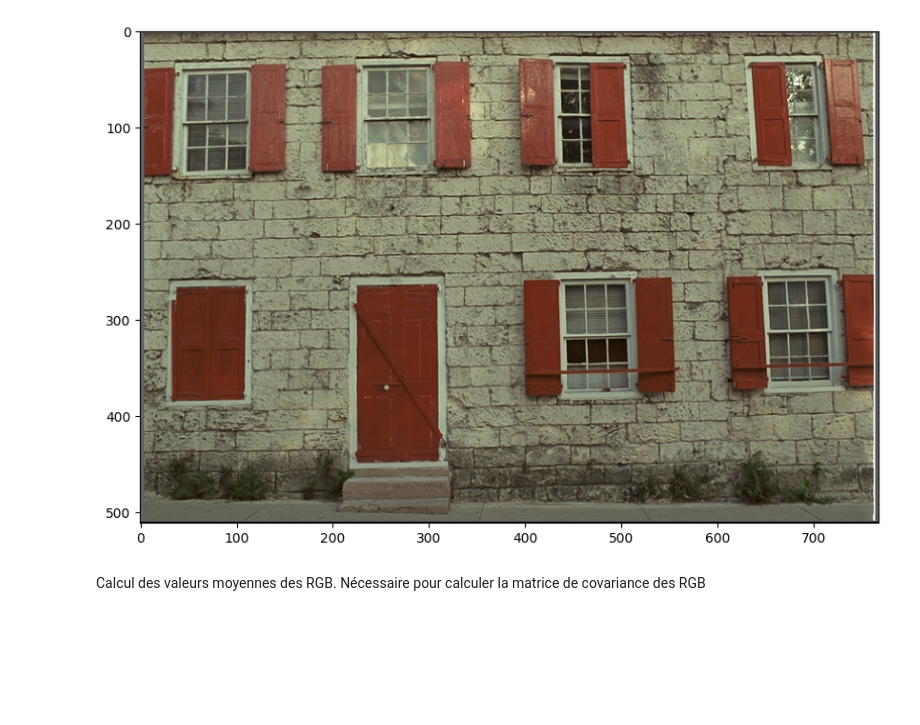
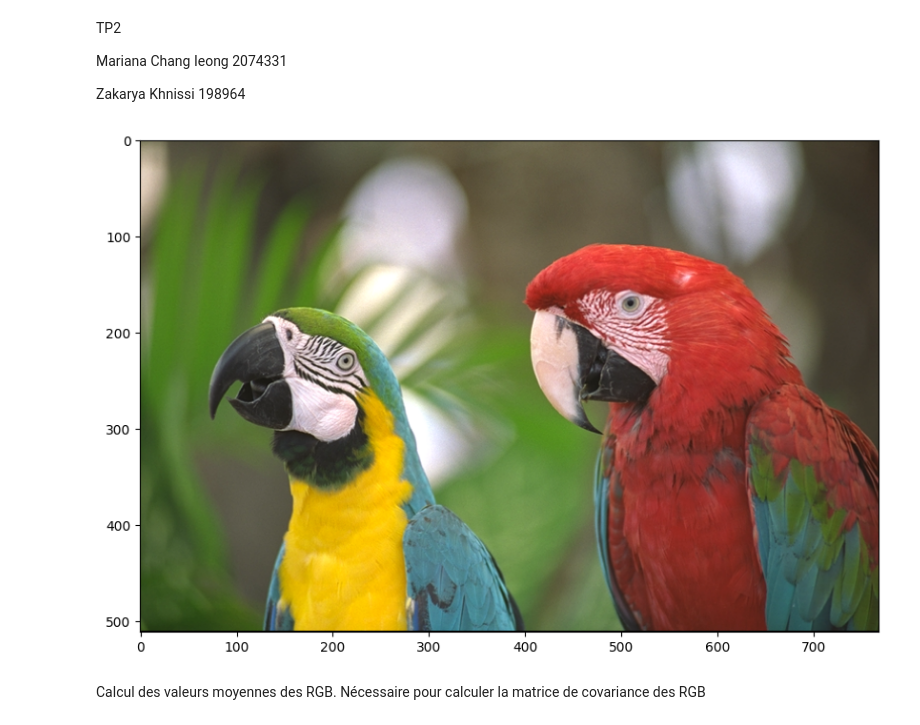
Before and after one commit to Za4khnissi/INF8770, a Jupyter notebook: TP2/transformeKL_YUV.ipynb, the cells around one changed output. Drawn from its saved outputs; the diff is of its cells as text; code cells hidden in the pictures; blank space fills up the shorter version.

```diff
--- a/TP2/transformeKL_YUV.ipynb
+++ b/TP2/transformeKL_YUV.ipynb
@@ -1,3 +1,9 @@
+# %% [markdown]
+TP2
+
+Mariana Chang Ieong 2074331
+
+Zakarya Khnissi 198964
 # %%
 import numpy as np
 import matplotlib.pyplot as py
@@ -5,11 +12,47 @@ from numpy import linalg as LA
+# %%
+def rgb2yuv(image):
+    for i in range(len(image)):
+        for j in range(len(image[0])):
+            # Convert RGB to YUV
+            R = image[i][j][0]
+            G = image[i][j][1]
+            B = image[i][j][2]
+
+            Y = (R + 2*G + B)/4
+            U = B - G
+            V = R - G
+
+            image[i][j][0] = Y
+            image[i][j][1] = U
+            image[i][j][2] = V
+    return image
+
+def yuv2rgb(image):
+    for i in range(len(image)):
+        for j in range(len(image[0])):
+            # Convert YUV to RGB
+            Y = image[i][j][0]
+            U = image[i][j][1]
+            V = image[i][j][2]
+
+            G = Y - (U + V)/4
+            R = V + G
+            B = U + G
+
+            image[i][j][0] = R
+            image[i][j][1] = G
+            image[i][j][2] = B
+    return image
 # %%
 fig1 = py.figure(figsize = (10,10))
-imagelue = py.imread('./images/kodim01.png')
+imagelue = py.imread('./images/kodim23.png')
 image=imagelue.astype('double')
+rgb2yuv(image)
+
 py.imshow(imagelue)
 py.show()
 # %% [output]
-[figure, old version]
+[figure, new version]
 # %% [markdown]
 Calcul des valeurs moyennes des RGB. Nécessaire pour calculer la matrice de covariance des RGB
 # %%
```
Also changed, not shown: parts of 26 cells of this notebook, 2 other files.
